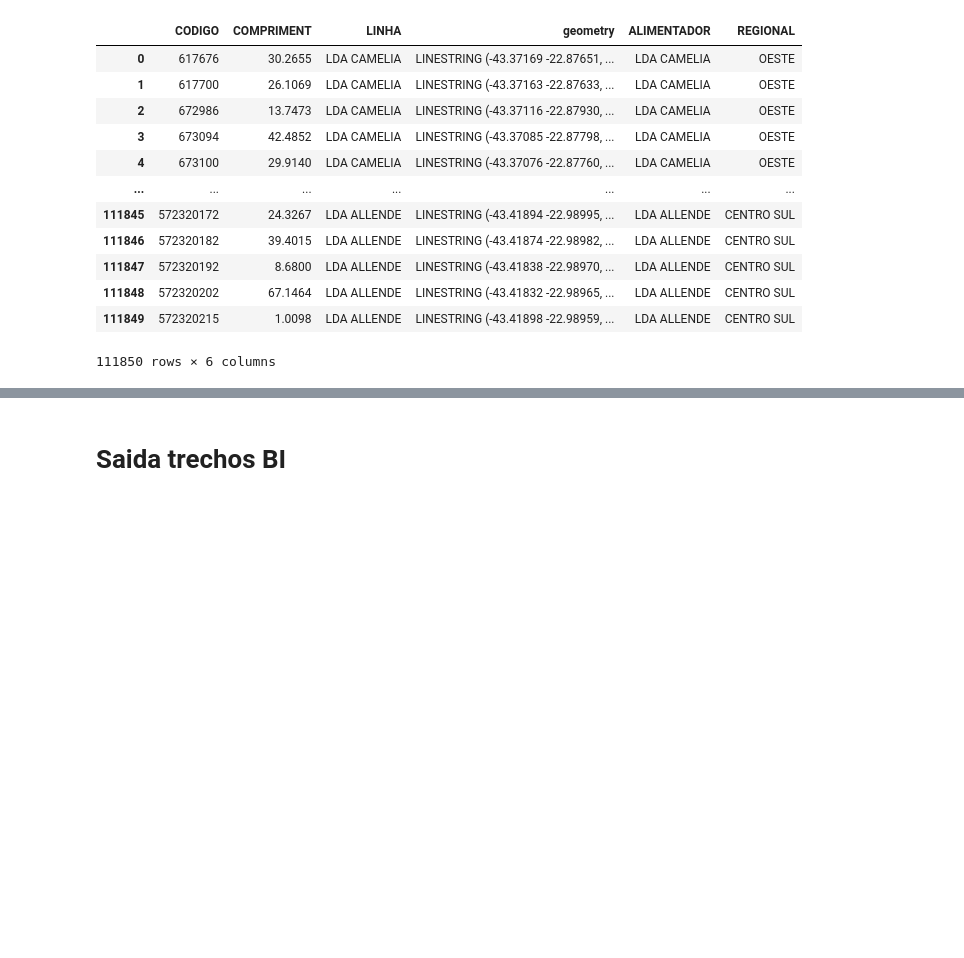
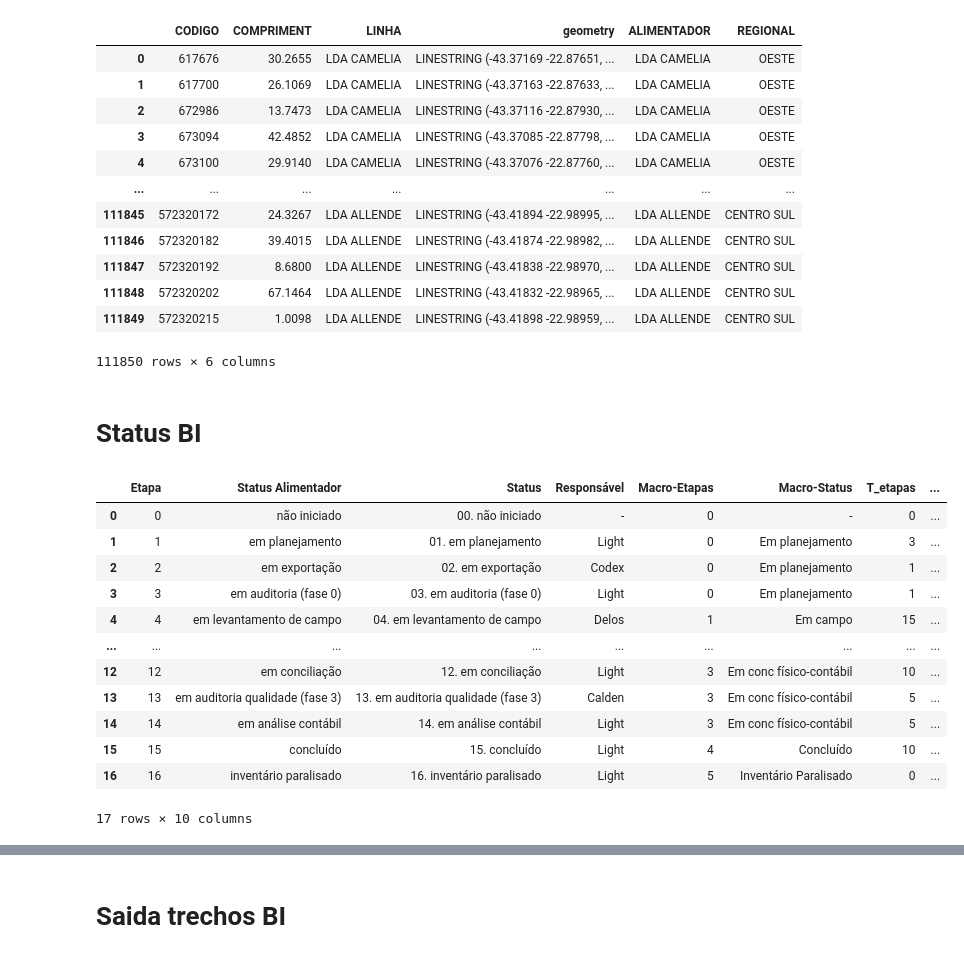
Before and after one commit to Inovais0405/2023_Light_Dash, a Jupyter notebook: 01_Leitura FME.ipynb, the cells around one changed output, grey strips where cells are left out. Saved outputs shown, nothing was run; the diff lists cells and outputs as text; code cells hidden in the pictures; blank space fills up the shorter version.

Commit message:
Status Alimentador

```diff
--- a/01_Leitura FME.ipynb
+++ b/01_Leitura FME.ipynb
@@ -9,6 +9,39 @@
 <h4>Notebook 01: Leitura
 # %% [markdown]
 # PAth
+# %%
+import pandas as pd
+import numpy as np
+import geopandas as gpd
+import fiona
+from os import listdir
+import zipfile
+import time
+from datetime import datetime
+from shapely.ops import unary_union
+# import openpyxl
+import glob
+import pickle
+# import pygeos
+from shapely.geometry import Point, LineString
+import folium
+import pyproj
+# import cv2
+import matplotlib.pyplot as plt
+from folium import plugins
+import xlsxwriter
+
+
+
+#import folium
+#from folium import plugins
+#from folium import Map, FeatureGroup, Marker, LayerControl, Popup
+#from folium.features import DivIcon
+import branca.colormap as cm
+
+pd.options.display.max_rows = 10
+
+#import atrb_mcpse
 # %%
 path_ext = "D:/GIT/2022_23_LIGHT_Sust_Concessao/4. Execução/4. Inventário de campo/2. Informações/6. FME/"
 # %%
@@ -137,3 +170,26 @@ saida_trecho_mapa
 saida_trecho_mapa.columns = ['CODIGO', 'COMPRIMENTO', 'ALIMENTADOR', 'geometry', 'ali', 'REGIONAL']
 # %%
 saida_trecho_mapa[['CODIGO', 'COMPRIMENTO', 'ALIMENTADOR', 'geometry', 'REGIONAL']].to_pickle(path_resultados + extracao +  '_Trechos_alimentadores.pkl')
+# %% [markdown]
+# Status BI
+# %%
+path_input = 'D:/CALDEN/[2022-23] LIGHT - Sustentabilidade Contrato Concessão - Inventário 1ª Onda/BI/10.11.2023_Input_Status_Inventario_Light_prot_v01.xlsm'
+# %%
+df_log = pd.read_excel(path_input, sheet_name=  'Log', skiprows = 6)
+df_etapas = pd.read_excel(path_input, sheet_name=  'Etapas')
+# %%
+df_etapas
+# %% [output]
+|  | Etapa | Status Alimentador | Status | Responsável | Macro-Etapas | Macro-Status | T_etapas | ... |
+| 0 | 0 | não iniciado | 00. não iniciado | - | 0 | - | 0 | ... |
+| 1 | 1 | em planejamento | 01. em planejamento | Light | 0 | Em planejamento | 3 | ... |
+| 2 | 2 | em exportação | 02. em exportação | Codex | 0 | Em planejamento | 1 | ... |
+| 3 | 3 | em auditoria (fase 0) | 03. em auditoria (fase 0) | Light | 0 | Em planejamento | 1 | ... |
+| 4 | 4 | em levantamento de campo | 04. em levantamento de campo | Delos | 1 | Em campo | 15 | ... |
+| ... | ... | ... | ... | ... | ... | ... | ... | ... |
+| 12 | 12 | em conciliação | 12. em conciliação | Light | 3 | Em conc físico-contábil | 10 | ... |
+| 13 | 13 | em auditoria qualidade (fase 3) | 13. em auditoria qualidade (fase 3) | Calden | 3 | Em conc físico-contábil | 5 | ... |
+| 14 | 14 | em análise contábil | 14. em análise contábil | Light | 3 | Em conc físico-contábil | 5 | ... |
+| 15 | 15 | concluído | 15. concluído | Light | 4 | Concluído | 10 | ... |
+| 16 | 16 | inventário paralisado | 16. inventário paralisado | Light | 5 | Inventário Paralisado | 0 | ... |
+17 rows × 10 columns
```
Also changed, not shown: parts of 6 cells of this notebook.
